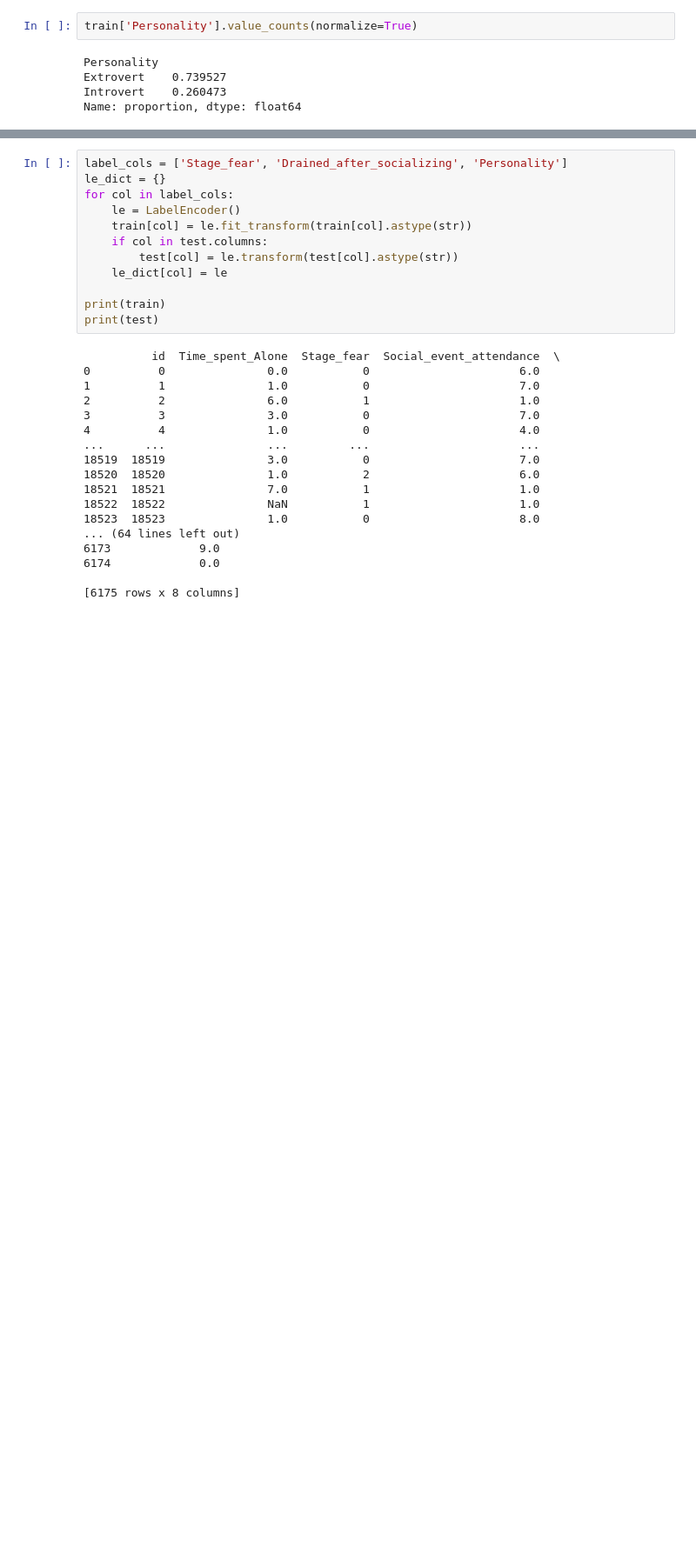
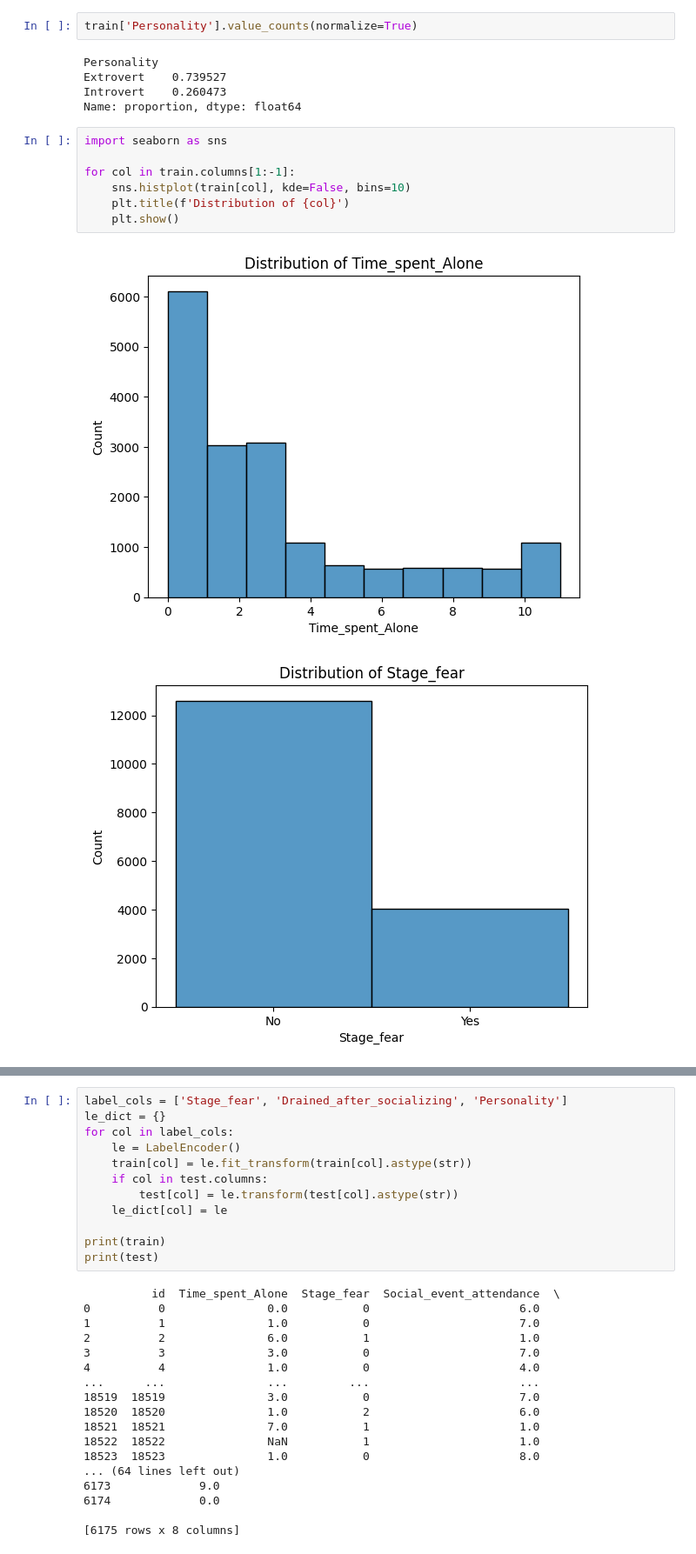
Before and after one commit to hhuang3/Predict-the-Introverts-from-the-Extroverts, a Jupyter notebook: s5-07predict-the-introverts-from-the-extroverts.ipynb, the cells around one changed output, grey strips where cells are left out. Shown at 87% size. Cells and saved outputs as stored; diff of their text form; blank space fills up the shorter version.

```diff
--- a/s5-07predict-the-introverts-from-the-extroverts.ipynb
+++ b/s5-07predict-the-introverts-from-the-extroverts.ipynb
@@ -66,3 +66,13 @@ Personality
 Extrovert    0.739527
 Introvert    0.260473
 Name: proportion, dtype: float64
+# %%
+import seaborn as sns
+
+for col in train.columns[1:-1]:
+    sns.histplot(train[col], kde=False, bins=10)
+    plt.title(f'Distribution of {col}')
+    plt.show()
+# %% [output]
+[figure, added]
+[figure, added]
```
Also changed, not shown: parts of 4 cells of this notebook.
